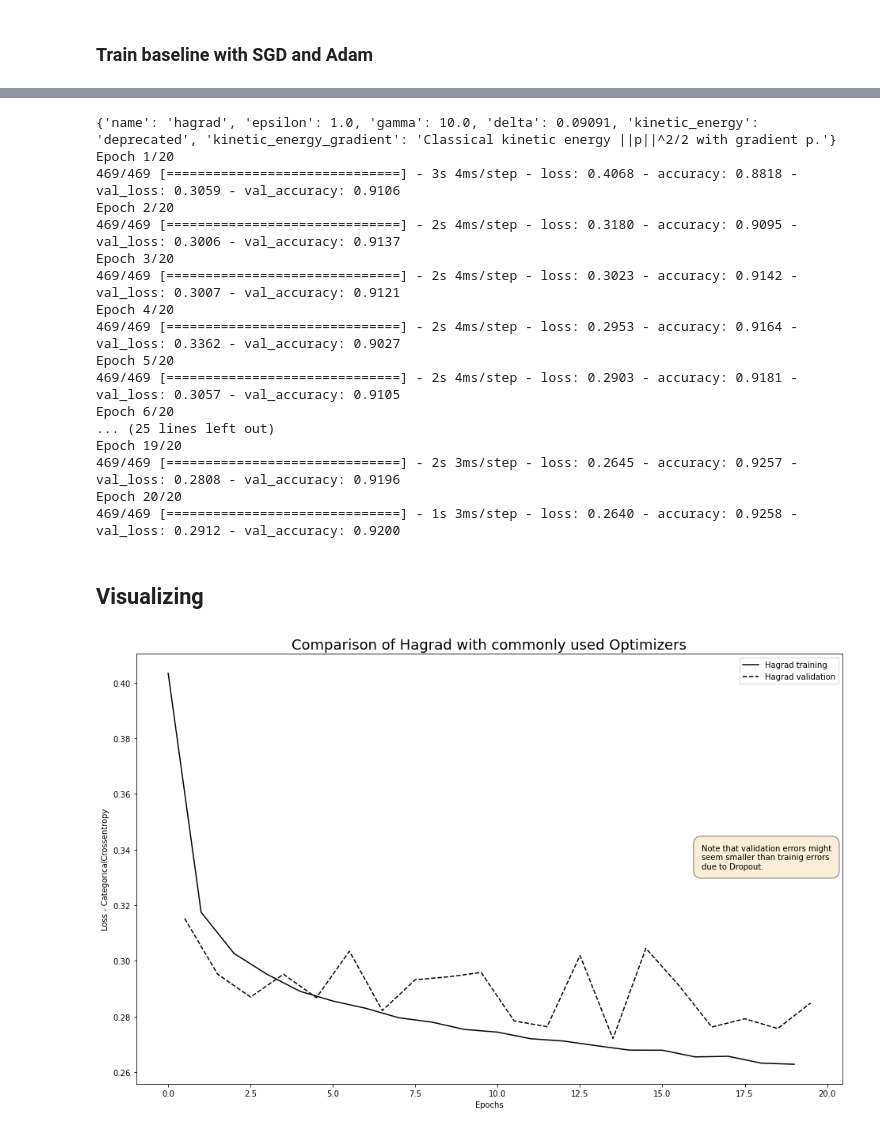
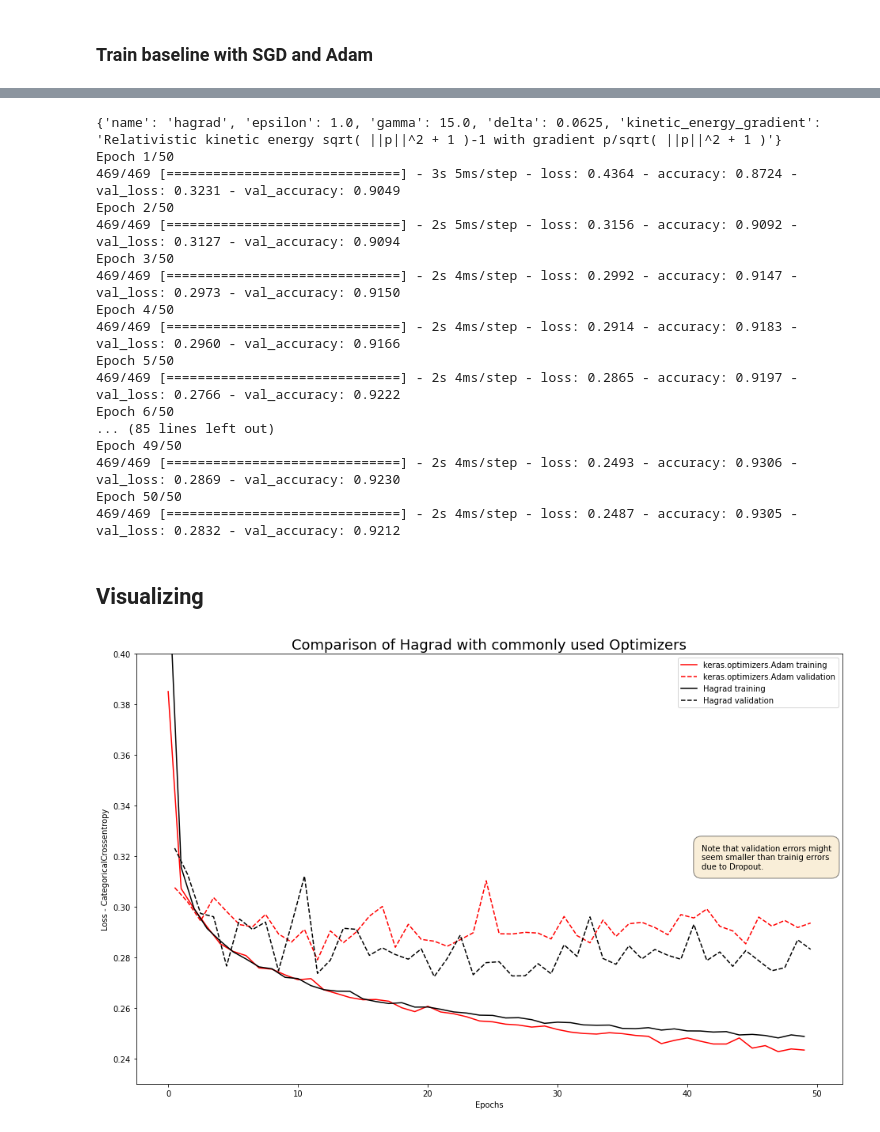
Before and after one commit to JannisZeller/hamiltonian-descent, a Jupyter notebook: source/mnist_eval.ipynb, the cells around one changed output, grey strips where cells are left out. Cells and saved outputs as stored; diff of their text form; code cells hidden in the pictures.

```diff
--- a/source/mnist_eval.ipynb
+++ b/source/mnist_eval.ipynb
@@ -97,7 +97,7 @@ def generate_model(
 ## Train Models
 # %%
 batch_size  = 128
-epochs      = 20
+epochs      = 50
 input_shape = X_train.shape[1:]
 print(input_shape)
 # %% [output]
@@ -105,6 +105,6 @@ print(input_shape)
 # %% [markdown]
 ### Train baseline with SGD and Adam
 # %%
-# keras.backend.clear_session()
-# model_adam = generate_model(input_shape=input_shape, num_classes=num_classes, opt=keras.optimizers.Adam(), PRINT_SUMMARY=False)
-# fit_adam = model_adam.fit(X_train, y_train, batch_size=batch_size, epochs=epochs, validation_data=(X_valid, y_valid), verbose=1)
+keras.backend.clear_session()
+model_adam = generate_model(input_shape=input_shape, num_classes=num_classes, opt=keras.optimizers.Adam(), PRINT_SUMMARY=False)
+fit_adam = model_adam.fit(X_train, y_train, batch_size=batch_size, epochs=epochs, validation_data=(X_valid, y_valid), verbose=1)
@@ -115,9 +133,9 @@ print(input_shape)
 # %%
 keras.backend.clear_session()
 
-power_gradients = KineticEnergyGradients(2., 2.)
+# power_gradients = KineticEnergyGradients(2., 2.)
 
-custom_hagrad=Hagrad(epsilon=1., gamma=10., kinetic_energy_gradient=KineticEnergyGradients.classical)
+custom_hagrad=Hagrad(epsilon=1., gamma=15., kinetic_energy_gradient=KineticEnergyGradients.relativistic, p0_mean=1., p0_std=1.)
 # custom_hagrad=Hagrad(epsilon=1., gamma=10., kinetic_energy_gradient=power_gradients.power)
 print(custom_hagrad.get_config())
 
@@ -130,23 +148,23 @@ model_hagrad = generate_model(
 
 fit_hagrad = model_hagrad.fit(X_train, y_train, batch_size=batch_size, epochs=epochs, validation_data=(X_valid, y_valid), verbose=1)
 # %% [output]
-{'name': 'hagrad', 'epsilon': 1.0, 'gamma': 10.0, 'delta': 0.09091, 'kinetic_energy': 'deprecated', 'kinetic_energy_gradient': 'Classical kinetic energy ||p||^2/2 with gradient p.'}
-Epoch 1/20
-469/469 [==============================] - 3s 4ms/step - loss: 0.4068 - accuracy: 0.8818 - val_loss: 0.3059 - val_accuracy: 0.9106
-Epoch 2/20
-469/469 [==============================] - 2s 4ms/step - loss: 0.3180 - accuracy: 0.9095 - val_loss: 0.3006 - val_accuracy: 0.9137
-Epoch 3/20
-469/469 [==============================] - 2s 4ms/step - loss: 0.3023 - accuracy: 0.9142 - val_loss: 0.3007 - val_accuracy: 0.9121
-Epoch 4/20
-469/469 [==============================] - 2s 4ms/step - loss: 0.2953 - accuracy: 0.9164 - val_loss: 0.3362 - val_accuracy: 0.9027
-Epoch 5/20
-469/469 [==============================] - 2s 4ms/step - loss: 0.2903 - accuracy: 0.9181 - val_loss: 0.3057 - val_accuracy: 0.9105
-Epoch 6/20
-... (25 lines left out)
-Epoch 19/20
-469/469 [==============================] - 2s 3ms/step - loss: 0.2645 - accuracy: 0.9257 - val_loss: 0.2808 - val_accuracy: 0.9196
-Epoch 20/20
-469/469 [==============================] - 1s 3ms/step - loss: 0.2640 - accuracy: 0.9258 - val_loss: 0.2912 - val_accuracy: 0.9200
+{'name': 'hagrad', 'epsilon': 1.0, 'gamma': 15.0, 'delta': 0.0625, 'kinetic_energy_gradient': 'Relativistic kinetic energy sqrt( ||p||^2 + 1 )-1 with gradient p/sqrt( ||p||^2 + 1 )'}
+Epoch 1/50
+469/469 [==============================] - 3s 5ms/step - loss: 0.4364 - accuracy: 0.8724 - val_loss: 0.3231 - val_accuracy: 0.9049
+Epoch 2/50
+469/469 [==============================] - 2s 5ms/step - loss: 0.3156 - accuracy: 0.9092 - val_loss: 0.3127 - val_accuracy: 0.9094
+Epoch 3/50
+469/469 [==============================] - 2s 4ms/step - loss: 0.2992 - accuracy: 0.9147 - val_loss: 0.2973 - val_accuracy: 0.9150
+Epoch 4/50
+469/469 [==============================] - 2s 4ms/step - loss: 0.2914 - accuracy: 0.9183 - val_loss: 0.2960 - val_accuracy: 0.9166
+Epoch 5/50
+469/469 [==============================] - 2s 4ms/step - loss: 0.2865 - accuracy: 0.9197 - val_loss: 0.2766 - val_accuracy: 0.9222
+Epoch 6/50
+... (85 lines left out)
+Epoch 49/50
+469/469 [==============================] - 2s 4ms/step - loss: 0.2493 - accuracy: 0.9306 - val_loss: 0.2869 - val_accuracy: 0.9230
+Epoch 50/50
+469/469 [==============================] - 2s 4ms/step - loss: 0.2487 - accuracy: 0.9305 - val_loss: 0.2832 - val_accuracy: 0.9212
 # %% [markdown]
 ## Visualizing
 # %%
@@ -158,22 +176,24 @@ epochs_arr_val = epochs_arr + 0.5
 # %%
 fig, ax = plt.subplots(figsize=(16, 10))
 ax.set_title("Comparison of Hagrad with commonly used Optimizers", fontsize=18)
-# ax.plot(epochs_arr, fit_adam.history['loss'], "r-", label="keras.optimizers.Adam training")
-# ax.plot(epochs_arr_val, fit_adam.history['val_loss'], "r--", label="keras.optimizers.Adam validation")
+ax.plot(epochs_arr, fit_adam.history['loss'], "r-", label="keras.optimizers.Adam training")
+ax.plot(epochs_arr_val, fit_adam.history['val_loss'], "r--", label="keras.optimizers.Adam validation")
 # plt.plot(epochs_arr, fit_sgd.history['loss'], "g-", label="keras.optimizers.SGD training")
 # plt.plot(epochs_arr_val, fit_sgd.history['val_loss'], "g--", label="keras.optimizers.SGD validation")
 plt.plot(epochs_arr, fit_hagrad.history['loss'], "k-", label="Hagrad training")
 plt.plot(epochs_arr_val, fit_hagrad.history['val_loss'], "k--", label="Hagrad validation")
 ax.set_xlabel("Epochs")
 ax.set_ylabel("Loss - CategoricalCrossentropy")
+ax.set_ylim(bottom=0.23, top=0.4)
 leg = ax.legend(frameon=True)
 scale_x = ax.get_xlim()[1] - ax.get_xlim()[0]
 scale_y = ax.get_ylim()[1] - ax.get_ylim()[0]
 ax.text(
     x=ax.get_xlim()[1] - 0.2*scale_x, y=ax.get_ylim()[1] - 0.5*scale_y,
     s="Note that validation errors might\nseem smaller than trainig errors\ndue to Dropout.",
     bbox=dict(facecolor='wheat', alpha=0.5, boxstyle='round,pad=1'),
     )
 plt.show()
+plt.close()
 # %% [output]
-[figure, old version]
+[figure, new version]
```
Also changed, not shown: parts of 1 cell of this notebook, 1 other file.
